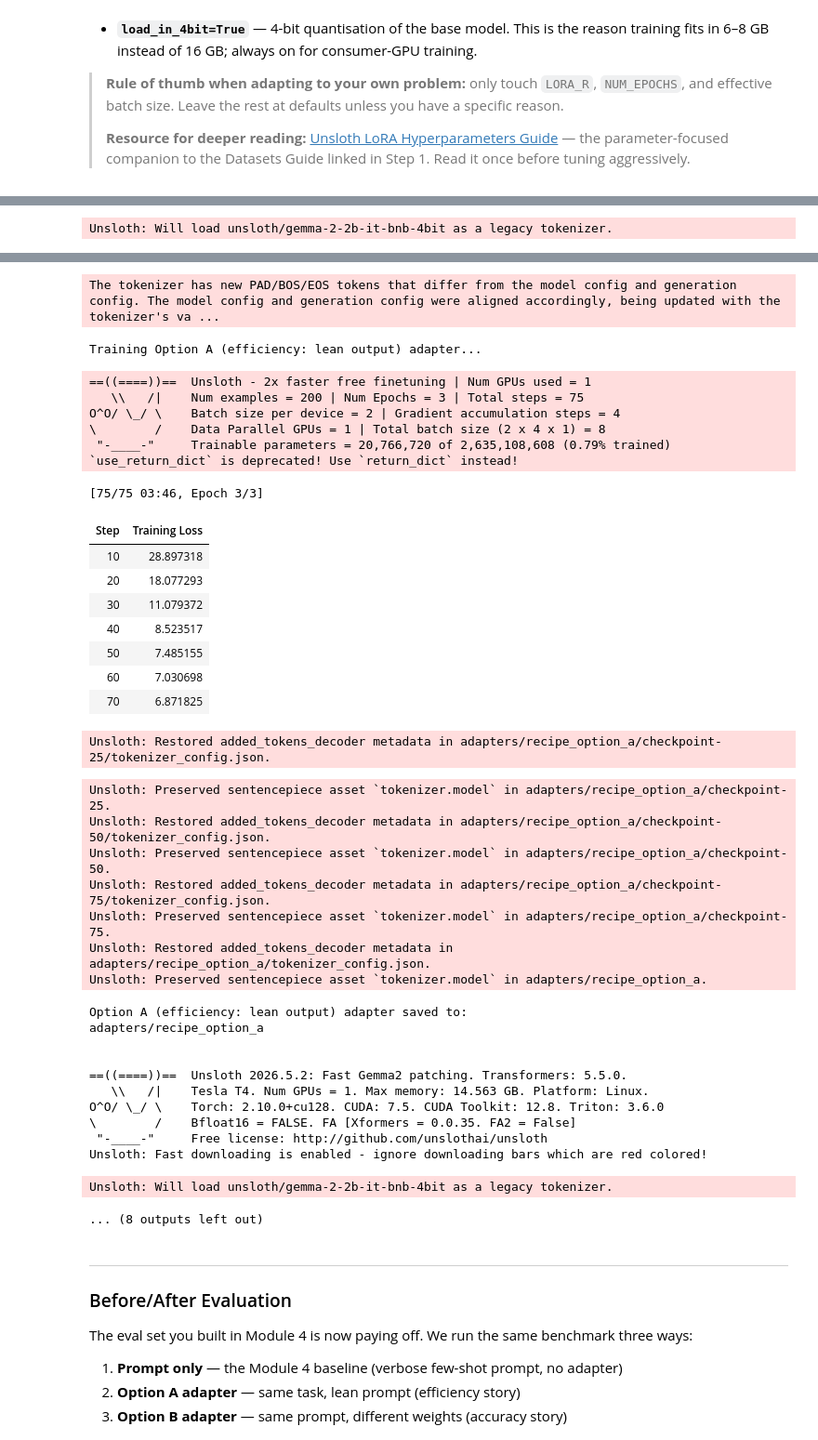
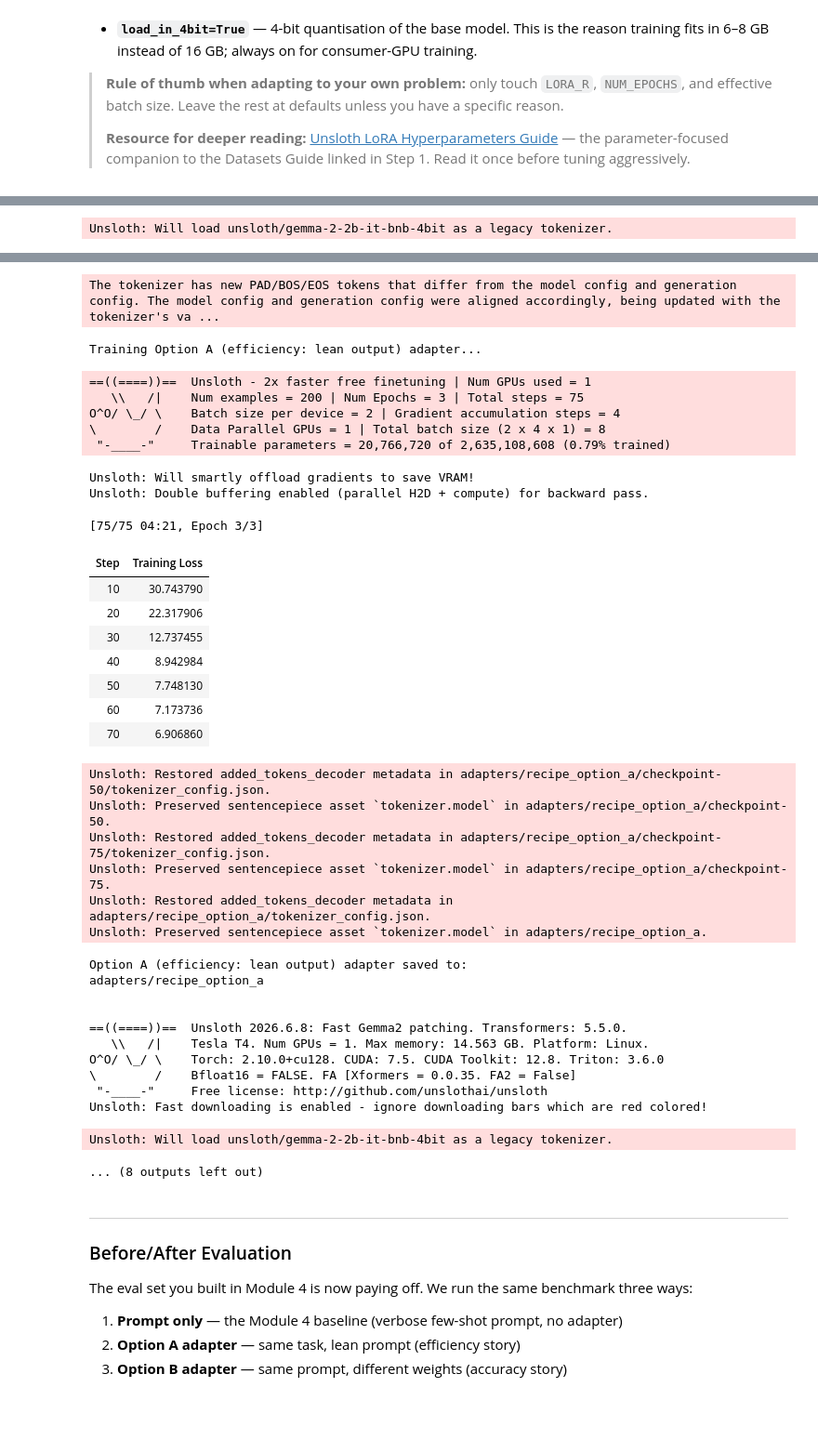
Before and after one commit to BreakerMaker11/language-models-2026, a Jupyter notebook: notebooks/week5_fine_tuning_with_adapters.ipynb, the cells around one changed output, grey strips where cells are left out. Shown at 93% size. Saved outputs shown, nothing was run; the diff lists cells and outputs as text; code cells hidden in the pictures; blank space fills up the shorter version.

```diff
--- a/notebooks/week5_fine_tuning_with_adapters.ipynb
+++ b/notebooks/week5_fine_tuning_with_adapters.ipynb
@@ -1145,8 +1219,7 @@ import torch
 from unsloth import FastLanguageModel
 
 from datasets import Dataset
-from transformers import TrainingArguments
-from trl import SFTTrainer
+from trl import SFTTrainer, SFTConfig
 
 # ─────────────────────────────────────────────────────────────────────────────
 # GPU CHECK
@@ -1184,7 +1257,7 @@ if not GPU_AVAILABLE:
     print("  Quant:     4-bit")
     print("  LoRA r:    16")
     print("  Alpha:     32")
-    print("  Dropout:   0.05")
+    print("  Dropout:   0")
     print("  Epochs:    3")
     print("  Batch:     2")
     print("  GradAccum: 4")
@@ -1218,7 +1291,7 @@ else:
 
     LORA_R = 16
     LORA_ALPHA = 32
-    LORA_DROPOUT = 0.05
+    LORA_DROPOUT = 0
 
     LEARNING_RATE = 2e-4
 
@@ -1300,7 +1373,6 @@ else:
 
         model, tokenizer = load_base_with_lora()
 
-        # Format examples into plain training text
         dataset = Dataset.from_list([
             {
                 "text": format_example(ex, tokenizer)
@@ -1308,7 +1380,6 @@ else:
             for ex in examples
         ])
 
-        # Debug preview
         print("\nSample formatted example:\n")
         print(dataset[0]["text"][:1000])
         print("\n" + "=" * 80 + "\n")
@@ -1316,14 +1387,13 @@ else:
         trainer = SFTTrainer(
             model=model,
 
-            # NEW TRL API
             processing_class=tokenizer,
 
             train_dataset=dataset,
             dataset_text_field="text",
             max_seq_length=MAX_SEQ_LENGTH,
 
-            args=TrainingArguments(
+            args=SFTConfig(
                 output_dir=output_dir,
 
                 num_train_epochs=NUM_EPOCHS,
@@ -1339,6 +1409,7 @@ else:
                 logging_steps=10,
 
                 save_strategy="epoch",
+                save_total_limit=2,
 
                 report_to="none",
             ),
@@ -1348,14 +1419,12 @@ else:
 
         trainer.train()
 
-        # Save adapter + tokenizer
         model.save_pretrained(output_dir)
         tokenizer.save_pretrained(output_dir)
 
         print(f"\n{name} adapter saved to:")
         print(output_dir)
 
-        # Free VRAM
         del model
         del tokenizer
         del trainer
@@ -1413,44 +1482,43 @@ O^O/ \_/ \    Torch: 2.10.0+cu128. CUDA: 7.5. CUDA Toolkit: 12.8. Triton: 3.6.0
 \        /    Bfloat16 = FALSE. FA [Xformers = 0.0.35. FA2 = False]
  "-____-"     Free license: http://github.com/unslothai/unsloth
 Unsloth: Fast downloading is enabled - ignore downloading bars which are red colored!
 Unsloth: Will load unsloth/gemma-2-2b-it-bnb-4bit as a legacy tokenizer.
 Sample formatted example:
 
 <bos><start_of_turn>user
 You are a cooking expert estimating recipe time for a specific cook.
 Categories: A = ≤30 min, B = 30–60 min, C = >60 min.
 Respond with exactly one letter (A, B, or C). No explanation.
 
 Recipe: Sweet Creme de Vie
 Cook's skill level: intermediate
 
 Ingredients:
 1 cup water | 1 ½ cups white sugar | 1 teaspoon anise seeds | 4 egg yolks | 1 (750 milliliter) bottle 151 proof rum (such as Bacardi®) | 1 (14 ounce) can sweetened condensed milk | 1 (12 ounce) can ev ...
 
 Directions:
 - Bring water, sugar, and anise seeds to a boil in a saucepan; lower heat to medium-low. Simmer until thick and syrupy, about 10 more minutes. Remove from heat and pour through a strainer to separate  ...
 - Beat eggs yolks in a large bowl until light yellow; add rum, condensed milk, evaporated milk, and vanilla extract. Stir in syrup mixture until mixture is smooth. Pour into decorative bottles and sea ...
 
 ================================================================================
 The tokenizer has new PAD/BOS/EOS tokens that differ from the model config and generation config. The model config and generation config were aligned accordingly, being updated with the tokenizer's va ...
 Training Option A (efficiency: lean output) adapter...
 ==((====))==  Unsloth - 2x faster free finetuning | Num GPUs used = 1
    \\   /|    Num examples = 200 | Num Epochs = 3 | Total steps = 75
 O^O/ \_/ \    Batch size per device = 2 | Gradient accumulation steps = 4
 \        /    Data Parallel GPUs = 1 | Total batch size (2 x 4 x 1) = 8
  "-____-"     Trainable parameters = 20,766,720 of 2,635,108,608 (0.79% trained)
-`use_return_dict` is deprecated! Use `return_dict` instead!
-[75/75 03:46, Epoch 3/3]
+Unsloth: Will smartly offload gradients to save VRAM!
+Unsloth: Double buffering enabled (parallel H2D + compute) for backward pass.
+[75/75 04:21, Epoch 3/3]
 | Step | Training Loss |
-| 10 | 28.897318 |
-| 20 | 18.077293 |
-| 30 | 11.079372 |
-| 40 | 8.523517 |
-| 50 | 7.485155 |
-| 60 | 7.030698 |
-| 70 | 6.871825 |
+| 10 | 30.743790 |
+| 20 | 22.317906 |
+| 30 | 12.737455 |
+| 40 | 8.942984 |
+| 50 | 7.748130 |
+| 60 | 7.173736 |
+| 70 | 6.906860 |
-Unsloth: Restored added_tokens_decoder metadata in adapters/recipe_option_a/checkpoint-25/tokenizer_config.json.
-Unsloth: Preserved sentencepiece asset `tokenizer.model` in adapters/recipe_option_a/checkpoint-25.
 Unsloth: Restored added_tokens_decoder metadata in adapters/recipe_option_a/checkpoint-50/tokenizer_config.json.
 Unsloth: Preserved sentencepiece asset `tokenizer.model` in adapters/recipe_option_a/checkpoint-50.
 Unsloth: Restored added_tokens_decoder metadata in adapters/recipe_option_a/checkpoint-75/tokenizer_config.json.
@@ -1461,7 +1529,7 @@ Option A (efficiency: lean output) adapter saved to:
 adapters/recipe_option_a
 
 
-==((====))==  Unsloth 2026.5.2: Fast Gemma2 patching. Transformers: 5.5.0.
+==((====))==  Unsloth 2026.6.8: Fast Gemma2 patching. Transformers: 5.5.0.
    \\   /|    Tesla T4. Num GPUs = 1. Max memory: 14.563 GB. Platform: Linux.
 O^O/ \_/ \    Torch: 2.10.0+cu128. CUDA: 7.5. CUDA Toolkit: 12.8. Triton: 3.6.0
 \        /    Bfloat16 = FALSE. FA [Xformers = 0.0.35. FA2 = False]
```
Also changed, not shown: parts of 9 cells of this notebook.
